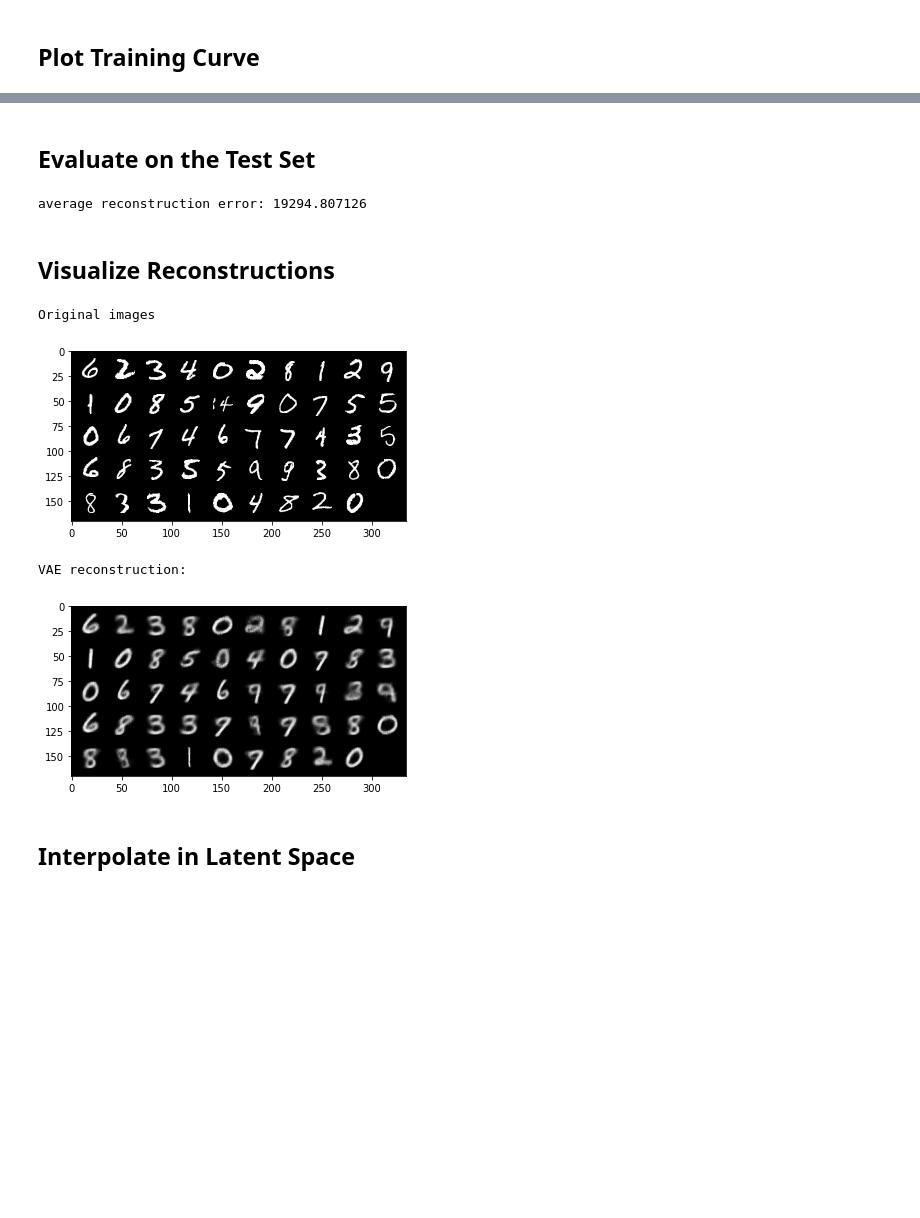
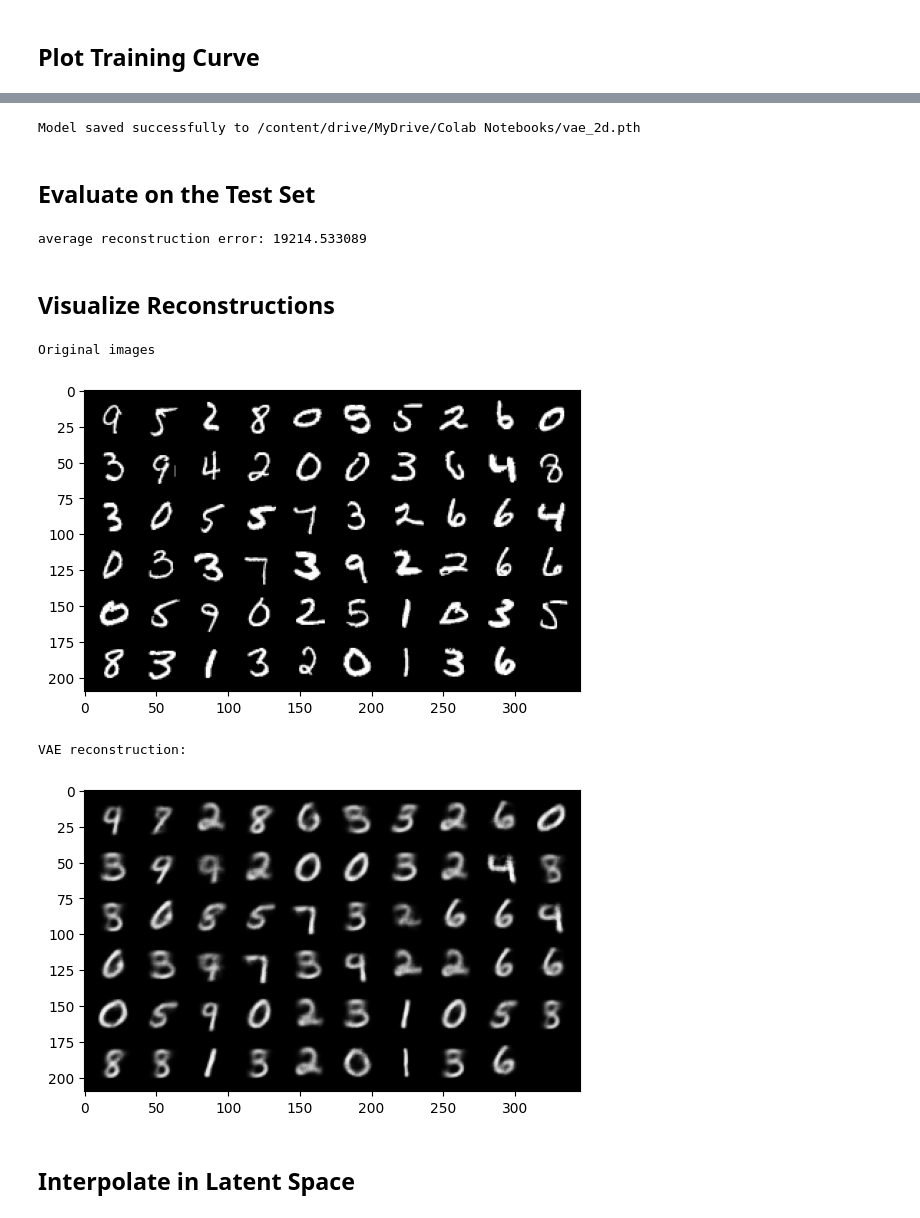
Before and after one commit to yeonsub/Learning_Material_for_Creation, a Jupyter notebook: VAE.ipynb, the cells around one changed output, grey strips where cells are left out. Cells and saved outputs as stored; diff of their text form; code cells hidden in the pictures; blank space fills up the shorter version.

Commit message:
Colab을 통해 생성됨

```diff
--- a/VAE.ipynb
+++ b/VAE.ipynb
@@ -206,13 +218,0 @@ Alternatively: Load Pre-Trained VAE
-# %%
-filename = 'vae_2d.pth'
-# filename = 'vae_10d.pth'
-import urllib
-if not os.path.isdir('./pretrained'):
-    os.makedirs('./pretrained')
-print('downloading ...')
-urllib.request.urlretrieve ("http://geometry.cs.ucl.ac.uk/creativeai/pretrained/"+filename, "./pretrained/"+filename)
-vae.load_state_dict(torch.load('./pretrained/'+filename))
-print('done')
-
-# this is how the VAE parameters can be saved:
-# torch.save(vae.state_dict(), './pretrained/my_vae.pth')
@@ -219,3 +224,25 @@ print('done')
+# %%
+import os
+
+# Define the path in Google Drive where you want to save the model
+save_path = "/content/drive/MyDrive/Colab Notebooks/vae_2d.pth"
+
+# Ensure the directory exists
+save_dir = os.path.dirname(save_path)
+if not os.path.exists(save_dir):
+    os.makedirs(save_dir)
+
+# Save the model's state dictionary
+torch.save(vae.state_dict(), save_path)
+
+print(f'Model saved successfully to {save_path}')
+# %% [output]
+Model saved successfully to /content/drive/MyDrive/Colab Notebooks/vae_2d.pth
+# %%
+#if needed, we can load pretarined model.
+
+save_path = "/content/drive/MyDrive/Colab Notebooks/vae_2d.pth"
+vae.load_state_dict(torch.load(save_path))
 # %% [markdown]
 Evaluate on the Test Set
 -------------------------
@@ -242,15 +269,13 @@ for image_batch, _ in test_dataloader:
 test_loss_avg /= num_batches
 print('average reconstruction error: %f' % (test_loss_avg))
 # %% [output]
-average reconstruction error: 19294.807126
+average reconstruction error: 19214.533089
 # %% [markdown]
 Visualize Reconstructions
 --------------------------
 # %%
 import numpy as np
 import matplotlib.pyplot as plt
-plt.ion()
-
 import torchvision.utils
 
 vae.eval()
@@ -259,41 +284,39 @@ vae.eval()
 # and the name of the model with which the reconstructions
 # are performed
 def to_img(x):
     x = x.clamp(0, 1)
     return x
 
 def show_image(img):
     img = to_img(img)
     npimg = img.numpy()
     plt.imshow(np.transpose(npimg, (1, 2, 0)))
 
 def visualise_output(images, model):
-
     with torch.no_grad():
-
         images = images.to(device)
         images, _, _ = model(images)
         images = images.cpu()
         images = to_img(images)
-        np_imagegrid = torchvision.utils.make_grid(images[1:50], 10, 5).numpy()
+        np_imagegrid = torchvision.utils.make_grid(images[1:60], 10, 6).numpy()
         plt.imshow(np.transpose(np_imagegrid, (1, 2, 0)))
         plt.show()
 
-images, labels = iter(test_dataloader).next()
+images, labels = next(iter(test_dataloader))
 
 # First visualise the original images
 print('Original images')
-show_image(torchvision.utils.make_grid(images[1:50],10,5))
+show_image(torchvision.utils.make_grid(images[1:60],10,6))
 plt.show()
 
 # Reconstruct and visualise the images using the vae
 print('VAE reconstruction:')
 visualise_output(images, vae)
 # %% [output]
 Original images
-[figure, old version]
+[figure, new version]
 VAE reconstruction:
-[figure, old version]
+[figure, new version]
 # %% [markdown]
 Interpolate in Latent Space
 ----------------------------
```
Also changed, not shown: parts of 7 cells of this notebook.
